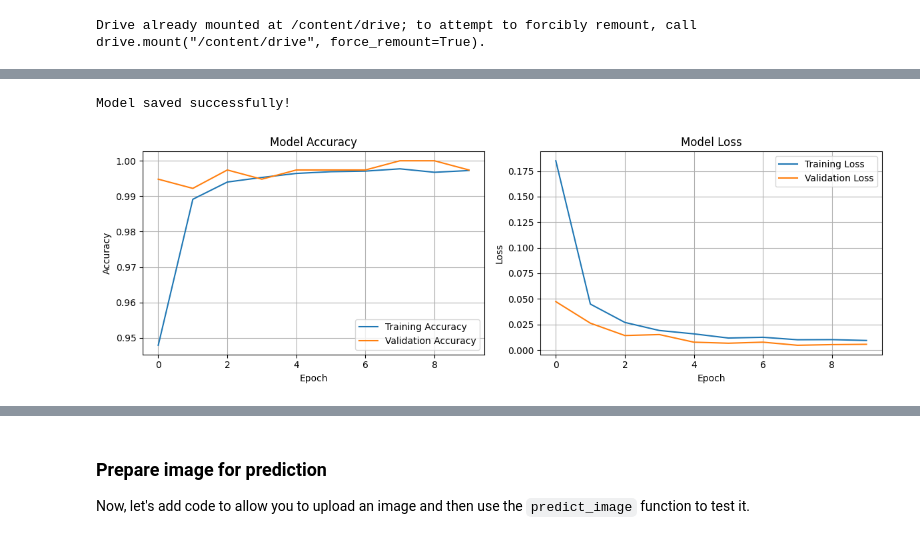
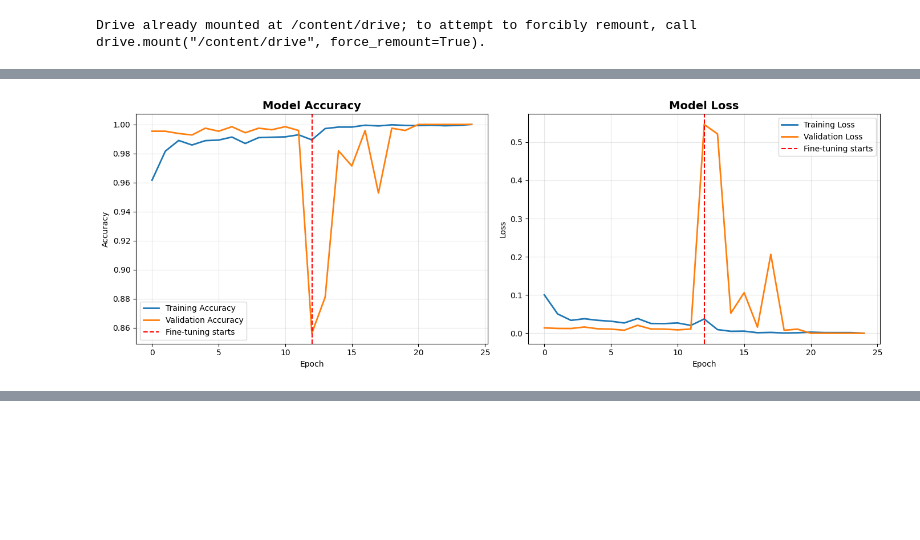
Before and after one commit to badhanamitroy/AI-Image-Detector, a Jupyter notebook: AI_Gen_Image_Detector.ipynb, the cells around one changed output, grey strips where cells are left out. Drawn from its saved outputs; the diff is of its cells as text; code cells hidden in the pictures; blank space fills up the shorter version.

```diff
--- a/AI_Gen_Image_Detector.ipynb
+++ b/AI_Gen_Image_Detector.ipynb
@@ -110,0 +21,6 @@ WARNING:absl:You are saving your model as an HDF5 file via `model.save()` or `ke
+# %%
+# ===== CONFIGURATION =====
+IMG_SIZE = (224, 224)
+BATCH_SIZE = 32
+INITIAL_EPOCHS = 15
+FINE_TUNE_EPOCHS = 10
@@ -111,38 +207,36 @@ WARNING:absl:You are saving your model as an HDF5 file via `model.save()` or `ke
+# %%
+# ===== COMBINE HISTORIES =====
+history_combined = {
+    'accuracy': history_phase1.history['accuracy'] + history_phase2.history['accuracy'],
+    'val_accuracy': history_phase1.history['val_accuracy'] + history_phase2.history['val_accuracy'],
+    'loss': history_phase1.history['loss'] + history_phase2.history['loss'],
+    'val_loss': history_phase1.history['val_loss'] + history_phase2.history['val_loss']
+}
 # %%
-# ===== PART 2: Save and evaluate the model =====
-import matplotlib.pyplot as plt
-
-# Save the trained model
-model.save('ai_image_detector_model.h5')
-print("Model saved successfully!")
-
-# Plot training history
-plt.figure(figsize=(12, 4))
+# ===== PLOT TRAINING HISTORY =====
+plt.figure(figsize=(14, 5))
 
 plt.subplot(1, 2, 1)
-plt.plot(history.history['accuracy'], label='Training Accuracy')
-plt.plot(history.history['val_accuracy'], label='Validation Accuracy')
-plt.title('Model Accuracy')
+plt.plot(history_combined['accuracy'], label='Training Accuracy', linewidth=2)
+plt.plot(history_combined['val_accuracy'], label='Validation Accuracy', linewidth=2)
+plt.axvline(x=len(history_phase1.history['accuracy']), color='r', linestyle='--', label='Fine-tuning starts')
+plt.title('Model Accuracy', fontsize=14, fontweight='bold')
 plt.xlabel('Epoch')
 plt.ylabel('Accuracy')
 plt.legend()
-plt.grid(True)
+plt.grid(True, alpha=0.3)
 
 plt.subplot(1, 2, 2)
-plt.plot(history.history['loss'], label='Training Loss')
-plt.plot(history.history['val_loss'], label='Validation Loss')
-plt.title('Model Loss')
+plt.plot(history_combined['loss'], label='Training Loss', linewidth=2)
+plt.plot(history_combined['val_loss'], label='Validation Loss', linewidth=2)
+plt.axvline(x=len(history_phase1.history['loss']), color='r', linestyle='--', label='Fine-tuning starts')
+plt.title('Model Loss', fontsize=14, fontweight='bold')
 plt.xlabel('Epoch')
 plt.ylabel('Loss')
 plt.legend()
-plt.grid(True)
+plt.grid(True, alpha=0.3)
 
 plt.tight_layout()
-plt.savefig('training_history.png')
+plt.savefig('training_history.png', dpi=300)
 plt.show()
-
-# Evaluate on validation data
-val_loss, val_accuracy = model.evaluate(val_data)
-print(f"\nValidation Accuracy: {val_accuracy*100:.2f}%")
-print(f"Validation Loss: {val_loss:.4f}")
 # %% [output]
@@ -150,2 +243 @@ WARNING:absl:You are saving your model as an HDF5 file via `model.save()` or `ke
-Model saved successfully!
-[figure, old version]
+[figure, new version]
@@ -156,4 +243,0 @@ Validation Loss: 0.0025
-# %% [markdown]
-### Prepare image for prediction
-
-Now, let's add code to allow you to upload an image and then use the `predict_image` function to test it.
```
Also changed, not shown: parts of 13 cells of this notebook.
